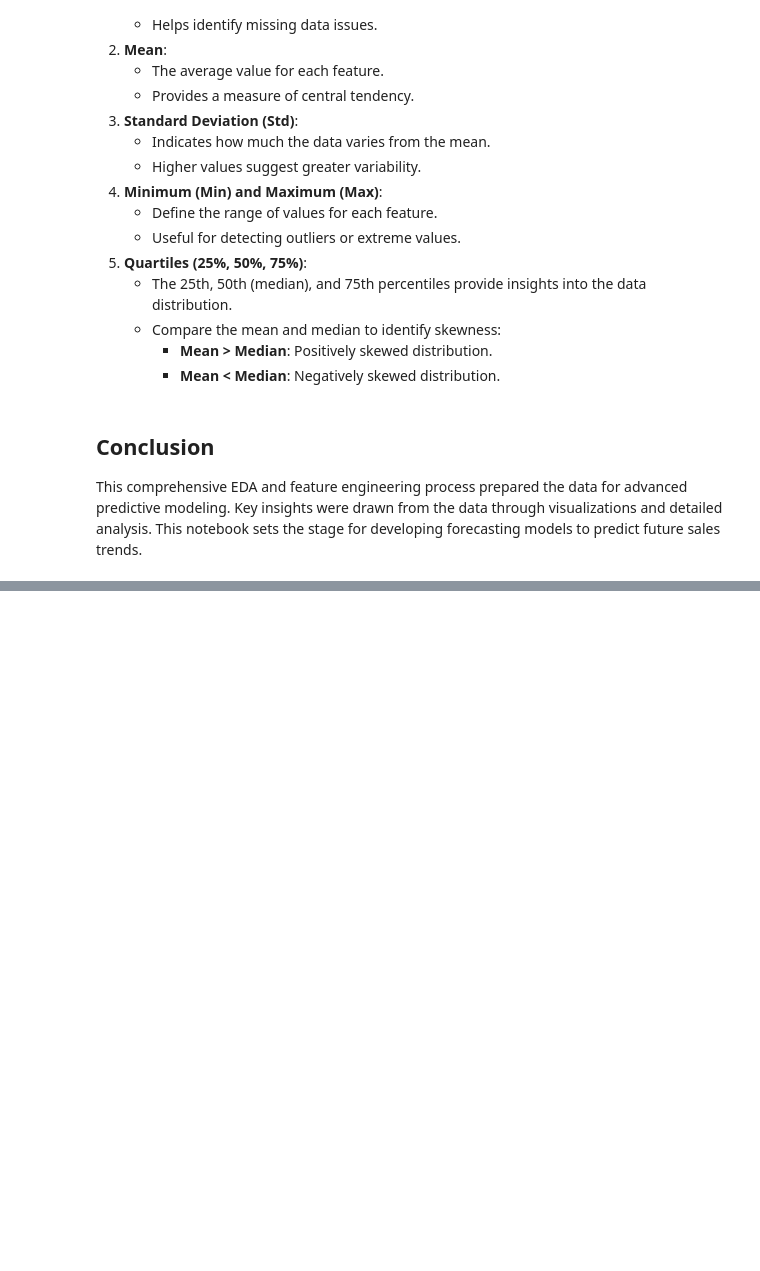
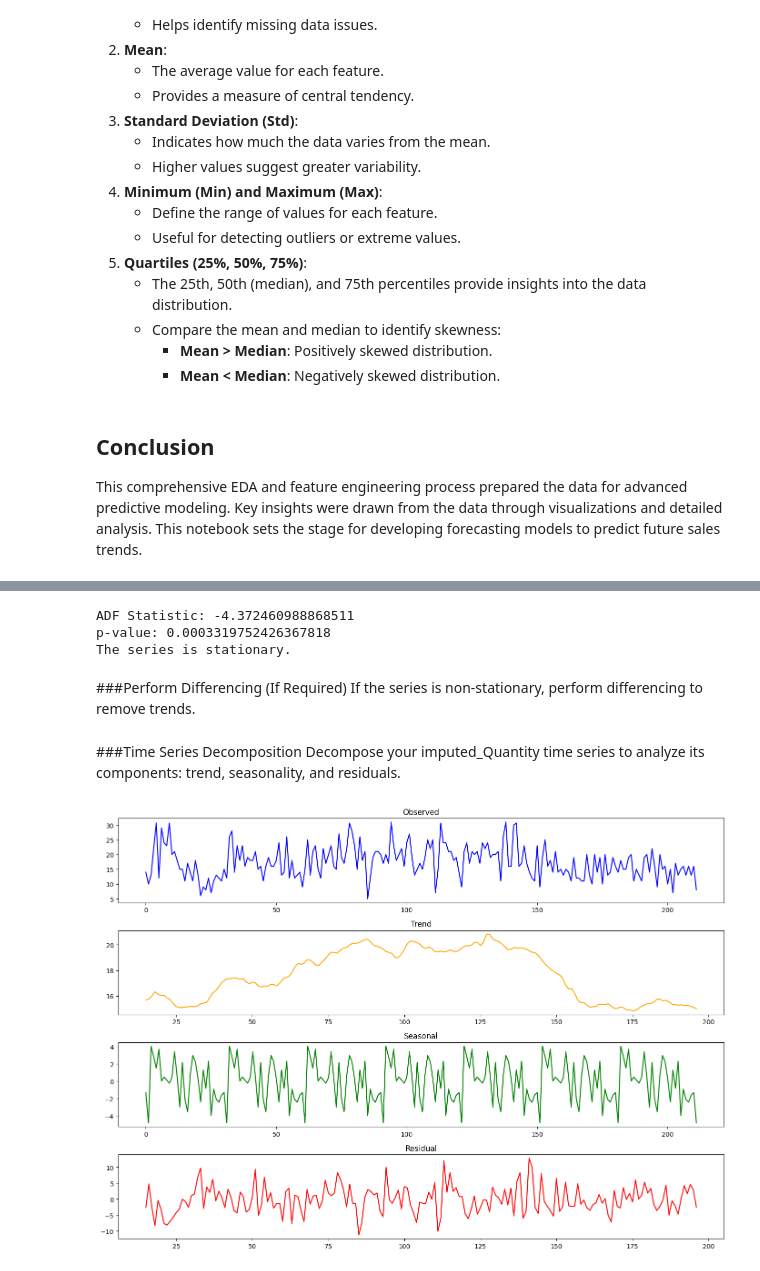
Before and after one commit to Saket22-CS/Saket-Infosys-Nov24, a Jupyter notebook: FutureCart_Infosys.ipynb, the cells around one changed output, grey strips where cells are left out. Saved outputs shown, nothing was run; the diff lists cells and outputs as text; code cells hidden in the pictures; blank space fills up the shorter version.

```diff
--- a/FutureCart_Infosys.ipynb
+++ b/FutureCart_Infosys.ipynb
@@ -1001,0 +1029,10 @@ This comprehensive EDA and feature engineering process prepared the data for adv
+# %%
+# Load the dataset
+import pandas as pd
+
+# Replace with your file path if running locally
+file_path = '/content/FINAL_DATASET.xlsx'
+masterdata = pd.read_excel(file_path)
+
+# Display the first few rows to understand the data
+print(masterdata.head())
@@ -1001,0 +1060,70 @@ This comprehensive EDA and feature engineering process prepared the data for adv
+# %%
+from statsmodels.tsa.stattools import adfuller
+
+# Function to check stationarity
+def check_stationarity(series):
+    """
+    Perform Augmented Dickey-Fuller test to check stationarity of a time series.
+    """
+    result = adfuller(series.dropna())
+    print("ADF Statistic:", result[0])
+    print("p-value:", result[1])
+    if result[1] < 0.05:
+        print("The series is stationary.")
+    else:
+        print("The series is non-stationary. Consider differencing.")
+    return result[1] < 0.05  # Returns True if stationary
+
+# Check stationarity of the 'imputed_Quantity' column
+is_stationary = check_stationarity(masterdata['Imputed_Quantity'])
+# %% [output]
+ADF Statistic: -4.372460988868511
+p-value: 0.0003319752426367818
+The series is stationary.
+# %% [markdown]
+###Perform Differencing (If Required)
+If the series is non-stationary, perform differencing to remove trends.
+# %%
+import matplotlib.pyplot as plt
+# Perform differencing if the series is non-stationary
+if not is_stationary:
+    masterdata['Differenced_Quantity'] = masterdata['imputed_Quantity'].diff().dropna()
+    print("Differencing applied to make the series stationary.")
+else:
+    masterdata['Differenced_Quantity'] = masterdata['Imputed_Quantity']
+# %% [markdown]
+###Time Series Decomposition
+Decompose your imputed_Quantity time series to analyze its components: trend, seasonality, and residuals.
+# %%
+# Ensure the data is sorted by date
+masterdata.sort_index(inplace=True)
+
+# Select the time series column
+series = masterdata['Imputed_Quantity']
+
+# Decompose the time series
+decomposition = seasonal_decompose(series, model='additive', period=30)  # Adjust period if necessary
+
+# Plot the decomposition
+plt.figure(figsize=(14, 10))
+
+plt.subplot(411)
+plt.plot(decomposition.observed, label='Observed', color='blue')
+plt.title('Observed')
+
+plt.subplot(412)
+plt.plot(decomposition.trend, label='Trend', color='orange')
+plt.title('Trend')
+
+plt.subplot(413)
+plt.plot(decomposition.seasonal, label='Seasonal', color='green')
+plt.title('Seasonal')
+
+plt.subplot(414)
+plt.plot(decomposition.resid, label='Residual', color='red')
+plt.title('Residual')
+
+plt.tight_layout()
+plt.show()
+# %% [output]
+[figure, added]
```
Also changed, not shown: parts of 5 cells of this notebook.
